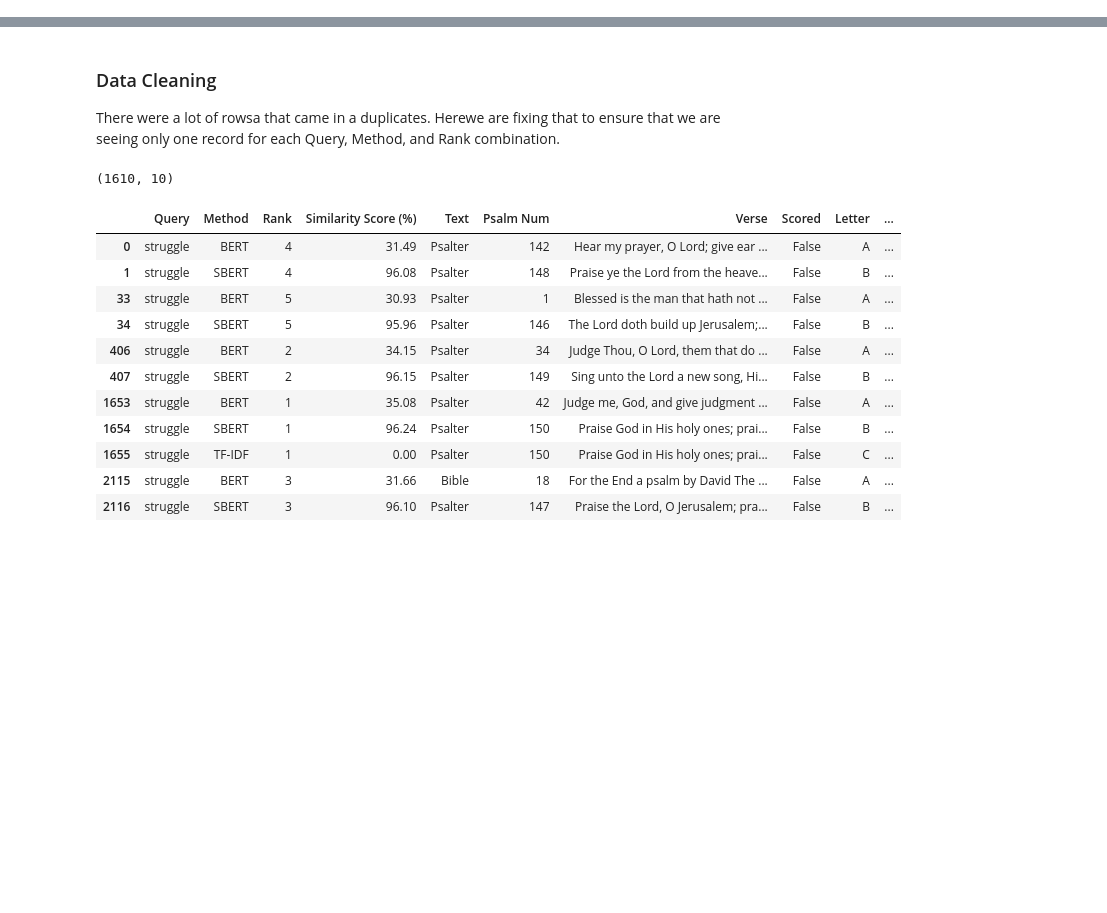
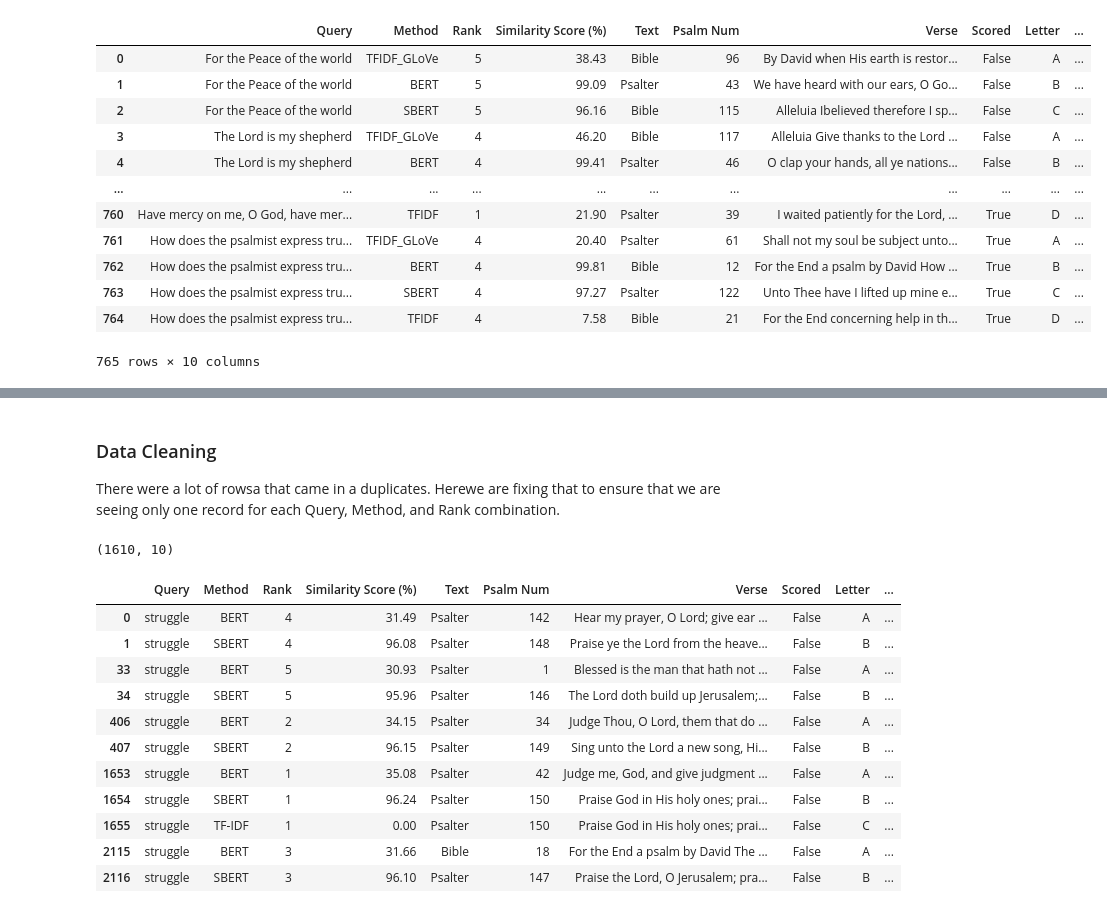
Before and after one commit to cwc09262/psalms-nlp-research, a Jupyter notebook: query_compare/llm_scoring/new_full/llm_results_eval.ipynb, the cells around one changed output, grey strips where cells are left out. Drawn from its saved outputs; the diff is of its cells as text; code cells hidden in the pictures; blank space fills up the shorter version.

```diff
--- a/query_compare/llm_scoring/new_full/llm_results_eval.ipynb
+++ b/query_compare/llm_scoring/new_full/llm_results_eval.ipynb
@@ -3,0 +5,17 @@ scores = pd.read_csv("results_scored.csv")
+# %%
+human_seen_results = pd.read_csv("results_from_humans_scored.csv")
+human_seen_results
+# %% [output]
+|  | Query | Method | Rank | Similarity Score (%) | Text | Psalm Num | Verse | Scored | Letter | ... |
+| 0 | For the Peace of the world | TFIDF_GLoVe | 5 | 38.43 | Bible | 96 | By David when His earth is restor... | False | A | ... |
+| 1 | For the Peace of the world | BERT | 5 | 99.09 | Psalter | 43 | We have heard with our ears, O Go... | False | B | ... |
+| 2 | For the Peace of the world | SBERT | 5 | 96.16 | Bible | 115 | Alleluia Ibelieved therefore I sp... | False | C | ... |
+| 3 | The Lord is my shepherd | TFIDF_GLoVe | 4 | 46.20 | Bible | 117 | Alleluia Give thanks to the Lord ... | False | A | ... |
+| 4 | The Lord is my shepherd | BERT | 4 | 99.41 | Psalter | 46 | O clap your hands, all ye nations... | False | B | ... |
+| ... | ... | ... | ... | ... | ... | ... | ... | ... | ... | ... |
+| 760 | Have mercy on me, O God, have mer... | TFIDF | 1 | 21.90 | Psalter | 39 | I waited patiently for the Lord, ... | True | D | ... |
+| 761 | How does the psalmist express tru... | TFIDF_GLoVe | 4 | 20.40 | Psalter | 61 | Shall not my soul be subject unto... | True | A | ... |
+| 762 | How does the psalmist express tru... | BERT | 4 | 99.81 | Bible | 12 | For the End a psalm by David How ... | True | B | ... |
+| 763 | How does the psalmist express tru... | SBERT | 4 | 97.27 | Psalter | 122 | Unto Thee have I lifted up mine e... | True | C | ... |
+| 764 | How does the psalmist express tru... | TFIDF | 4 | 7.58 | Bible | 21 | For the End concerning help in th... | True | D | ... |
+765 rows × 10 columns
```
Also changed, not shown: parts of 20 cells of this notebook, 4 other files.
